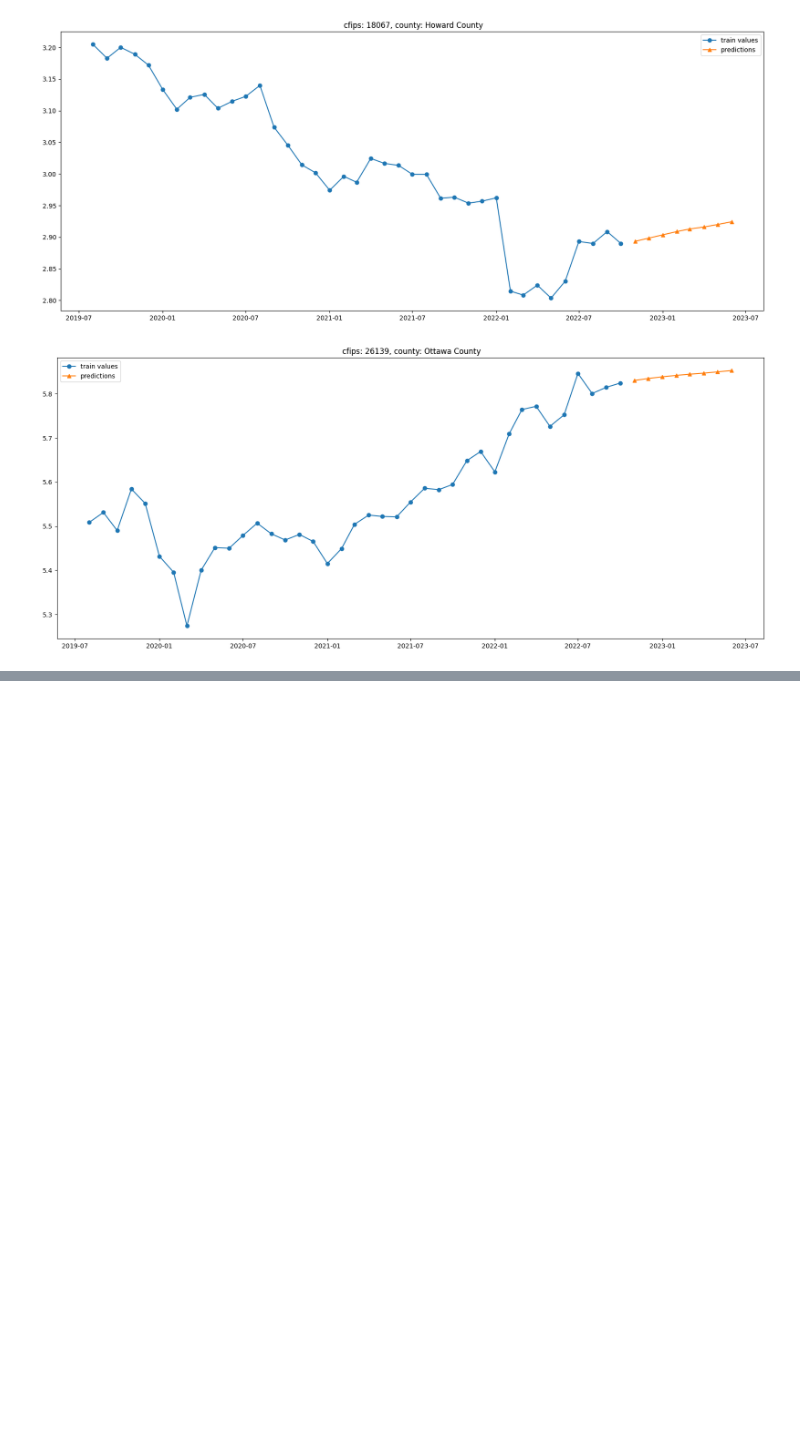
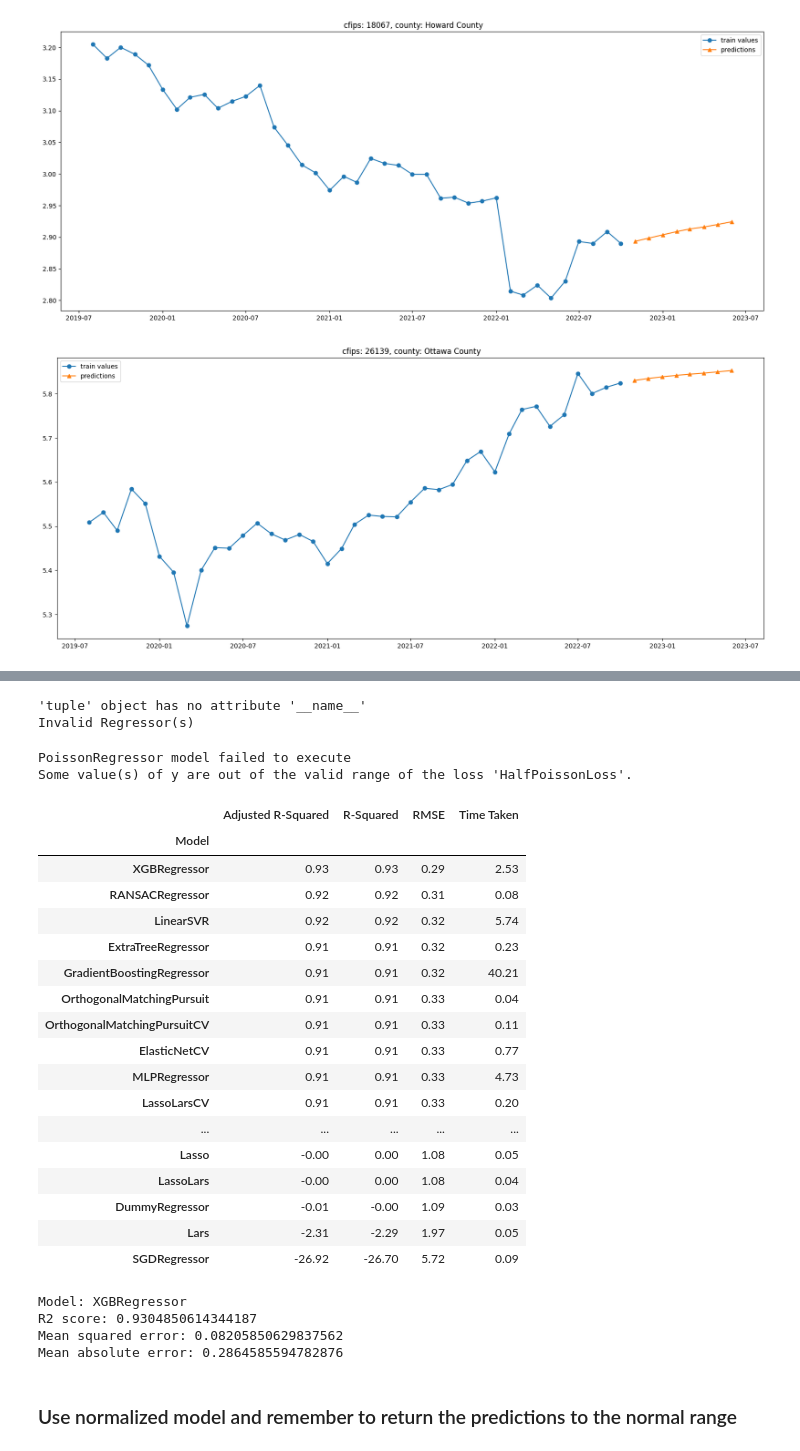
Before and after one commit to Jose-Sabater/kagglecomp-GoDaddy-timeseries, a Jupyter notebook: nb/03_01_ml_baselinesmooth.ipynb, the cells around one changed output, grey strips where cells are left out. Cells and saved outputs as stored; diff of their text form; code cells hidden in the pictures; blank space fills up the shorter version.

```diff
--- a/nb/03_01_ml_baselinesmooth.ipynb
+++ b/nb/03_01_ml_baselinesmooth.ipynb
@@ -480,0 +532,67 @@ for i in range(10):
+# %%
+# use the last target date as the validate date
+val_date = norm_df["target_date"].max()
+y_val_norm = y_norm[norm_df["target_date"] == val_date]
+X_val_norm = X_norm[norm_df["target_date"] == val_date]
+y_train_norm = y_norm[norm_df["target_date"] != val_date]
+X_train_norm = X_norm[norm_df["target_date"] != val_date]
+# %%
+# use lazypredict regressor
+removed_regressors = [
+    "TheilSenRegressor",
+    "ARDRegression",
+    "CCA",
+    "IsotonicRegression",
+    "StackingRegressor",
+    "MultiOutputRegressor",
+    "MultiTaskElasticNet",
+    "MultiTaskElasticNetCV",
+    "MultiTaskLasso",
+    "MultiTaskLassoCV",
+    "PLSCanonical",
+    "PLSRegression",
+    "RadiusNeighborsRegressor",
+    "RegressorChain",
+    "VotingRegressor",
+    "QuantileRegressor",
+    "GaussianProcessRegressor",
+    "GammaRegressor",
+    "KernelRidge",
+]
+REGRESSORS = [
+    est
+    for est in all_estimators()
+    if (issubclass(est[1], RegressorMixin) and (est[0] not in removed_regressors))
+]
+REGRESSORS.append(("XGBRegressor", xgboost.XGBRegressor))
+REGRESSORS.append(("LGBMRegressor", lightgbm.LGBMRegressor))
+reg = LazyRegressor(
+    verbose=0, ignore_warnings=False, custom_metric=None, regressors=REGRESSORS
+)
+models, predictions = reg.fit(X_train_norm, X_val_norm, y_train_norm, y_val_norm)
+# %% [output]
+'tuple' object has no attribute '__name__'
+Invalid Regressor(s)
+PoissonRegressor model failed to execute
+Some value(s) of y are out of the valid range of the loss 'HalfPoissonLoss'.
+# %%
+models
+# %% [output]
+|  | Adjusted R-Squared | R-Squared | RMSE | Time Taken |
+| Model |  |  |  |  |
+| XGBRegressor | 0.93 | 0.93 | 0.29 | 2.53 |
+| RANSACRegressor | 0.92 | 0.92 | 0.31 | 0.08 |
+| LinearSVR | 0.92 | 0.92 | 0.32 | 5.74 |
+| ExtraTreeRegressor | 0.91 | 0.91 | 0.32 | 0.23 |
+| GradientBoostingRegressor | 0.91 | 0.91 | 0.32 | 40.21 |
+| OrthogonalMatchingPursuit | 0.91 | 0.91 | 0.33 | 0.04 |
+| OrthogonalMatchingPursuitCV | 0.91 | 0.91 | 0.33 | 0.11 |
+| ElasticNetCV | 0.91 | 0.91 | 0.33 | 0.77 |
+| MLPRegressor | 0.91 | 0.91 | 0.33 | 4.73 |
+| LassoLarsCV | 0.91 | 0.91 | 0.33 | 0.20 |
+| ... | ... | ... | ... | ... |
+| Lasso | -0.00 | 0.00 | 1.08 | 0.05 |
+| LassoLars | -0.00 | 0.00 | 1.08 | 0.04 |
+| DummyRegressor | -0.01 | -0.00 | 1.09 | 0.03 |
+| Lars | -2.31 | -2.29 | 1.97 | 0.05 |
+| SGDRegressor | -26.92 | -26.70 | 5.72 | 0.09 |
@@ -480,0 +604,12 @@ for i in range(10):
+# %%
+print("Model:", xgb.__class__.__name__)
+print("R2 score:", rsquared(y_val_norm, y_pred_norm))
+print("Mean squared error:", mse(y_val_norm, y_pred_norm))
+print("Mean absolute error:", rmse(y_val_norm, y_pred_norm))
+# %% [output]
+Model: XGBRegressor
+R2 score: 0.9304850614344187
+Mean squared error: 0.08205850629837562
+Mean absolute error: 0.2864585594782876
+# %% [markdown]
+### Use normalized model and remember to return the predictions to the normal range
```
Also changed, not shown: parts of 15 cells of this notebook, 1 other file.
